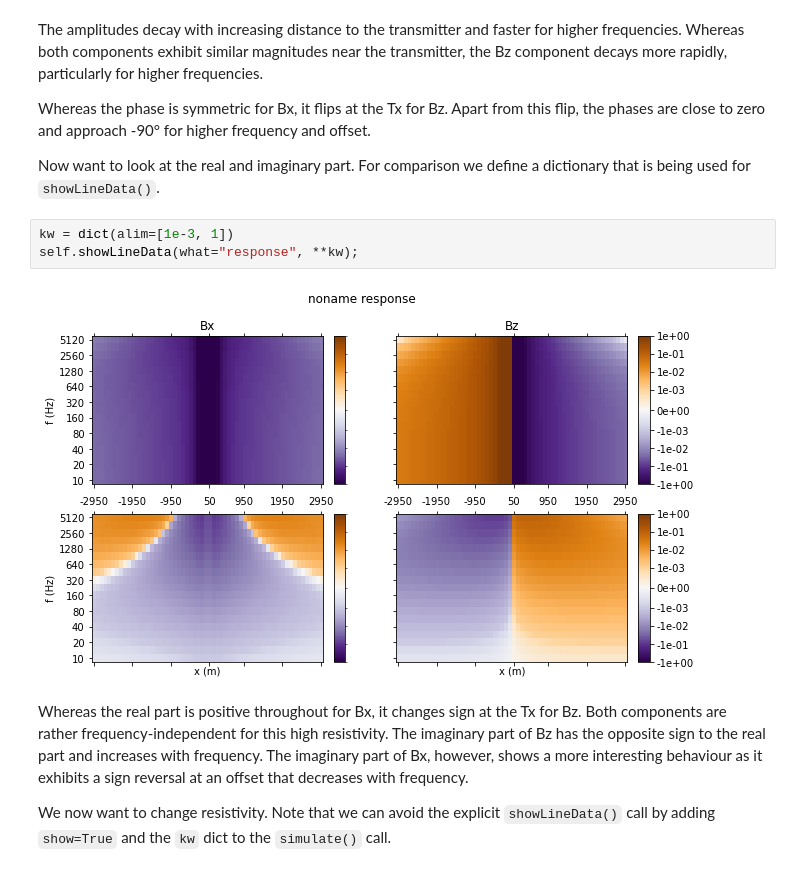
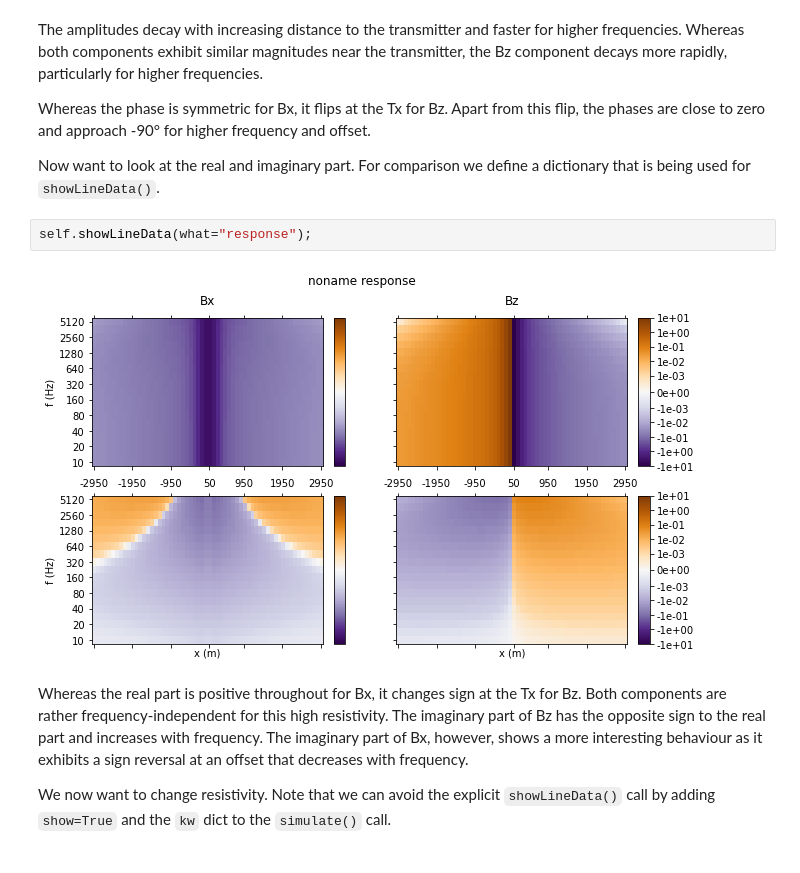
Before and after one commit to LIAG-S2/SAEM, a Jupyter notebook: examples/SAEM-Fields.ipynb, the cells around one changed output. Drawn from its saved outputs; the diff is of its cells as text.

```diff
--- a/examples/SAEM-Fields.ipynb
+++ b/examples/SAEM-Fields.ipynb
@@ -37,11 +37,10 @@ The amplitudes decay with increasing distance to the transmitter and faster for
 Whereas the phase is symmetric for Bx, it flips at the Tx for Bz. Apart from this flip, the phases are close to zero and approach -90° for higher frequency and offset.
 
 Now want to look at the real and imaginary part. For comparison we define a dictionary that is being used for `showLineData()`.
-# %%
-kw = dict(alim=[1e-3, 1])
-self.showLineData(what="response", **kw);
-# %% [output]
-[figure, removed]
+# %%
+self.showLineData(what="response");
+# %% [output]
+[figure, added]
 # %% [markdown]
 Whereas the real part is positive throughout for Bx, it changes sign at the Tx for Bz. Both components are rather frequency-independent for this high resistivity. The imaginary part of Bz has the opposite sign to the real part and increases with frequency. The imaginary part of Bx, however, shows a more interesting behaviour as it exhibits a sign reversal at an offset that decreases with frequency.
 
```
Also changed, not shown: parts of 4 cells of this notebook, 1 other file.
